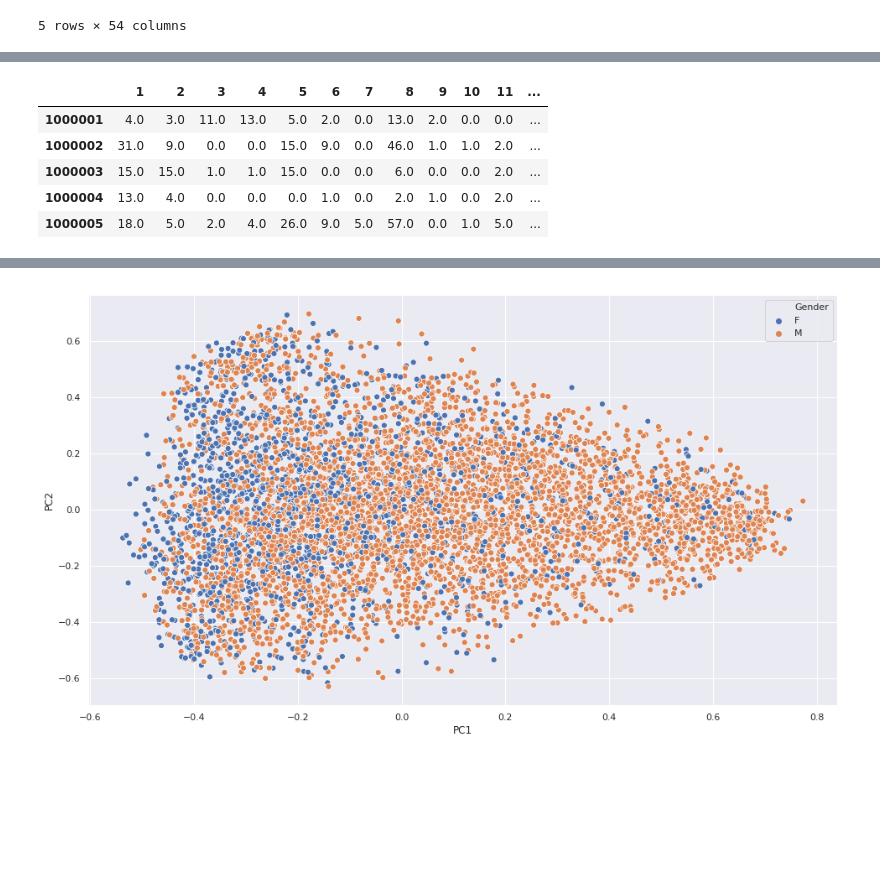
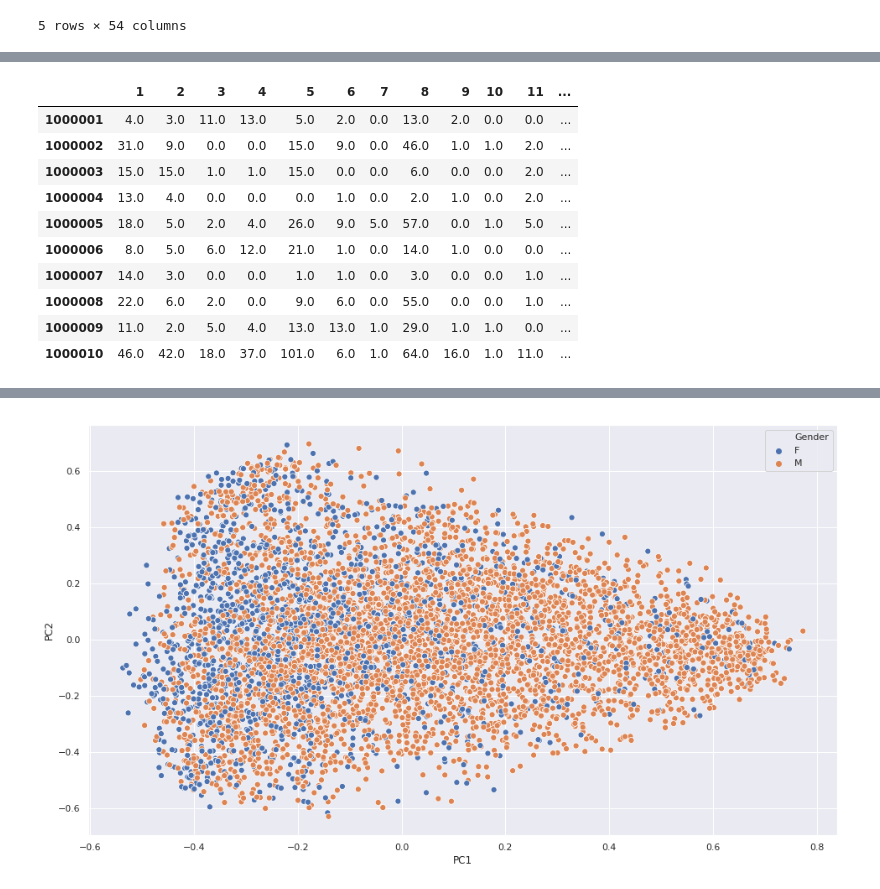
Before and after one commit to danousna/black_friday, a Jupyter notebook: sex_knn.ipynb, the cells around one changed output, grey strips where cells are left out. Drawn from its saved outputs; the diff is of its cells as text; code cells hidden in the pictures; blank space fills up the shorter version.

```diff
--- a/sex_knn.ipynb
+++ b/sex_knn.ipynb
@@ -95,13 +95,18 @@ for index, row in tqdm(pc_count_intermediate.iterrows(), total=len(pc_count_inte
 # %% [output]
 [interactive output not drawn]
 # %%
-pc_count.head()
+pc_count.head(10)
 # %% [output]
 |  | 1 | 2 | 3 | 4 | 5 | 6 | 7 | 8 | 9 | 10 | 11 | ... |
 | 1000001 | 4.0 | 3.0 | 11.0 | 13.0 | 5.0 | 2.0 | 0.0 | 13.0 | 2.0 | 0.0 | 0.0 | ... |
 | 1000002 | 31.0 | 9.0 | 0.0 | 0.0 | 15.0 | 9.0 | 0.0 | 46.0 | 1.0 | 1.0 | 2.0 | ... |
 | 1000003 | 15.0 | 15.0 | 1.0 | 1.0 | 15.0 | 0.0 | 0.0 | 6.0 | 0.0 | 0.0 | 2.0 | ... |
 | 1000004 | 13.0 | 4.0 | 0.0 | 0.0 | 0.0 | 1.0 | 0.0 | 2.0 | 1.0 | 0.0 | 2.0 | ... |
 | 1000005 | 18.0 | 5.0 | 2.0 | 4.0 | 26.0 | 9.0 | 5.0 | 57.0 | 0.0 | 1.0 | 5.0 | ... |
+| 1000006 | 8.0 | 5.0 | 6.0 | 12.0 | 21.0 | 1.0 | 0.0 | 14.0 | 1.0 | 0.0 | 0.0 | ... |
+| 1000007 | 14.0 | 3.0 | 0.0 | 0.0 | 1.0 | 1.0 | 0.0 | 3.0 | 0.0 | 0.0 | 1.0 | ... |
+| 1000008 | 22.0 | 6.0 | 2.0 | 0.0 | 9.0 | 6.0 | 0.0 | 55.0 | 0.0 | 0.0 | 1.0 | ... |
+| 1000009 | 11.0 | 2.0 | 5.0 | 4.0 | 13.0 | 13.0 | 1.0 | 29.0 | 1.0 | 1.0 | 0.0 | ... |
+| 1000010 | 46.0 | 42.0 | 18.0 | 37.0 | 101.0 | 6.0 | 1.0 | 64.0 | 16.0 | 1.0 | 11.0 | ... |
 # %%
 pc_count_L2 = pc_count.div(np.sqrt(pc_count.pow(2).sum(axis=1)), axis=0)
```
Also changed, not shown: parts of 2 cells of this notebook, 7 other files.
